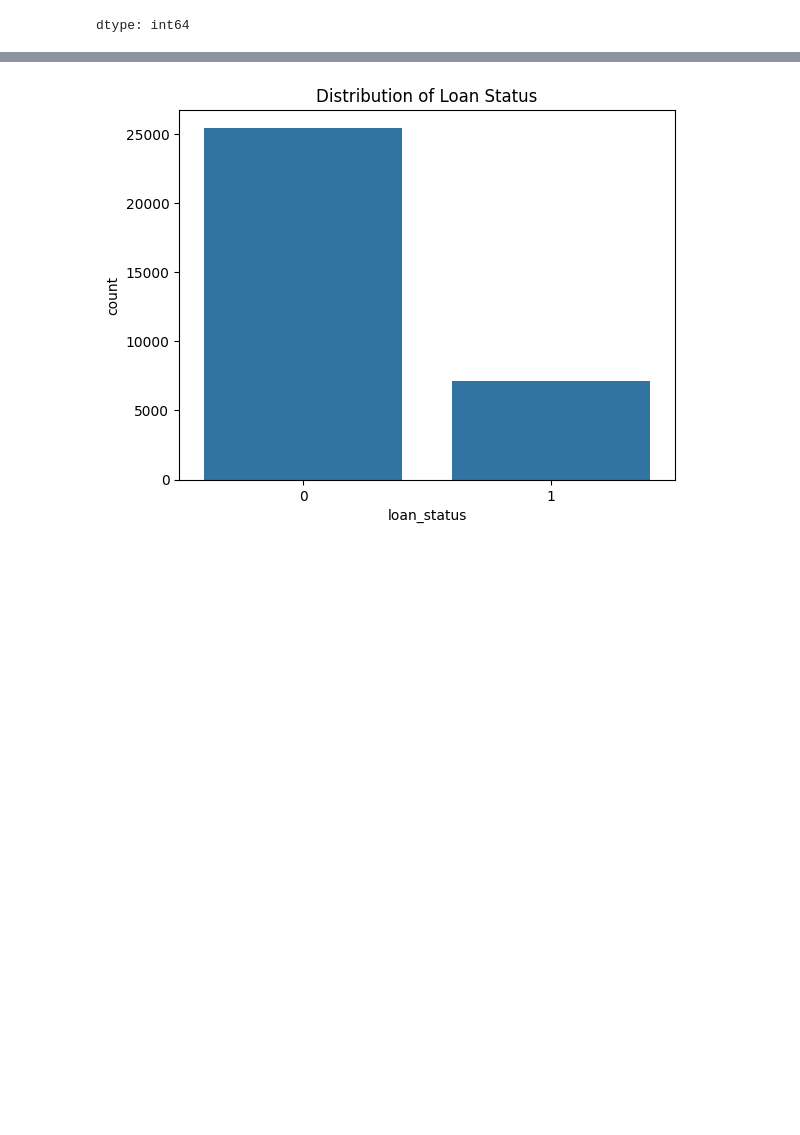
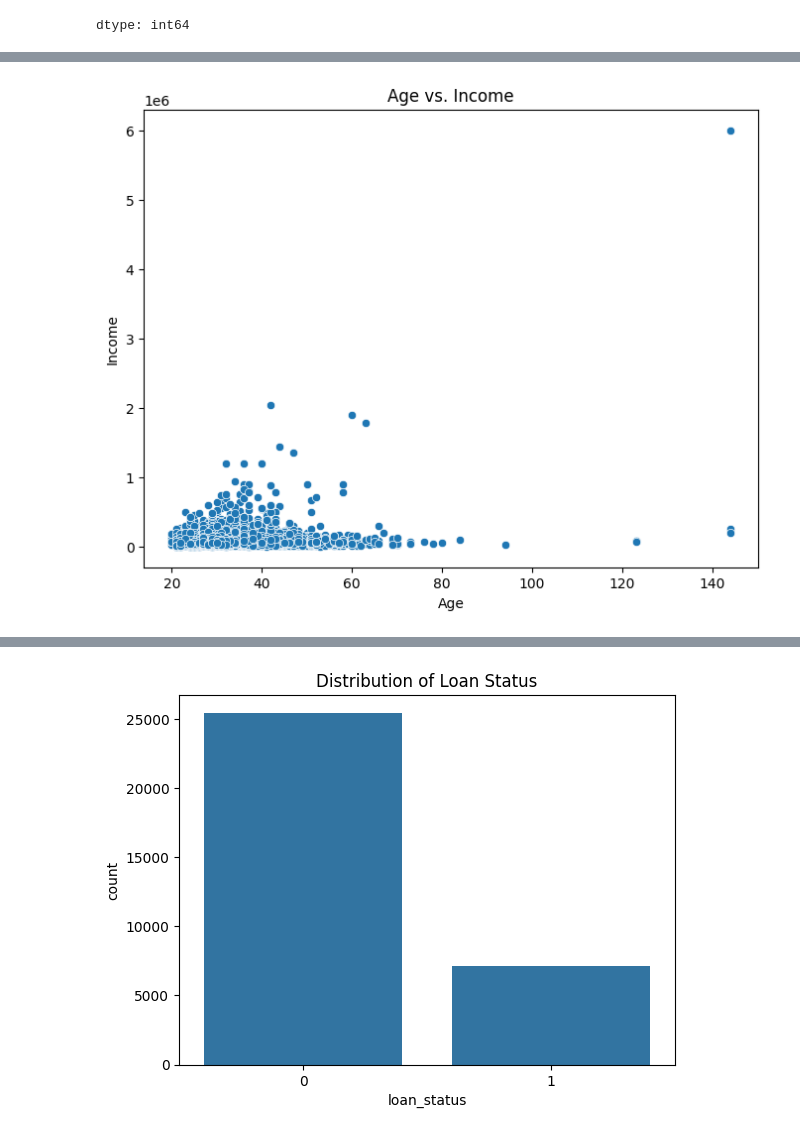
Before and after one commit to kittidet2541/credit_risk_analysis, a Jupyter notebook: credit_analysis_model.ipynb, the cells around one changed output, grey strips where cells are left out. Cells and saved outputs as stored; diff of their text form; code cells hidden in the pictures; blank space fills up the shorter version.

```diff
--- a/credit_analysis_model.ipynb
+++ b/credit_analysis_model.ipynb
@@ -89,0 +148,10 @@ dtype: int64
+# %%
+plt.figure(figsize=(8, 6))
+sns.scatterplot(data=df, x='person_age', y='person_income')
+plt.title('Age vs. Income')
+plt.xlabel('Age')
+plt.ylabel('Income')
+plt.show()
+# ความสัมพันธ์ระหว่างอายุและรายได้ (Age vs. Income)
+# %% [output]
+[figure, added]
```
Also changed, not shown: parts of 57 cells of this notebook.
